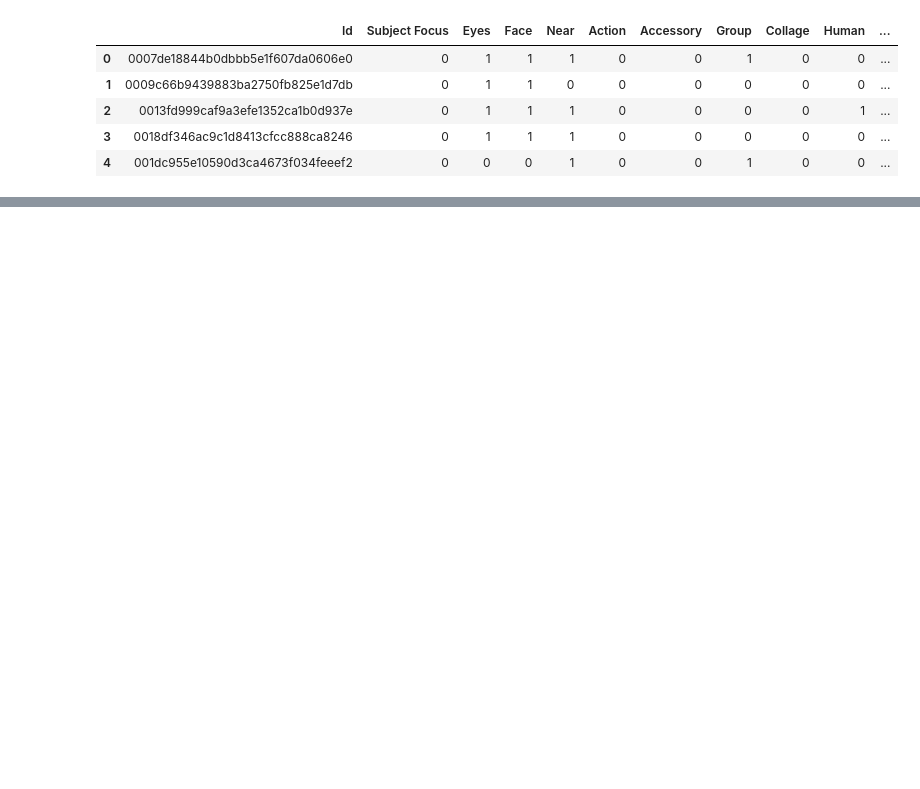
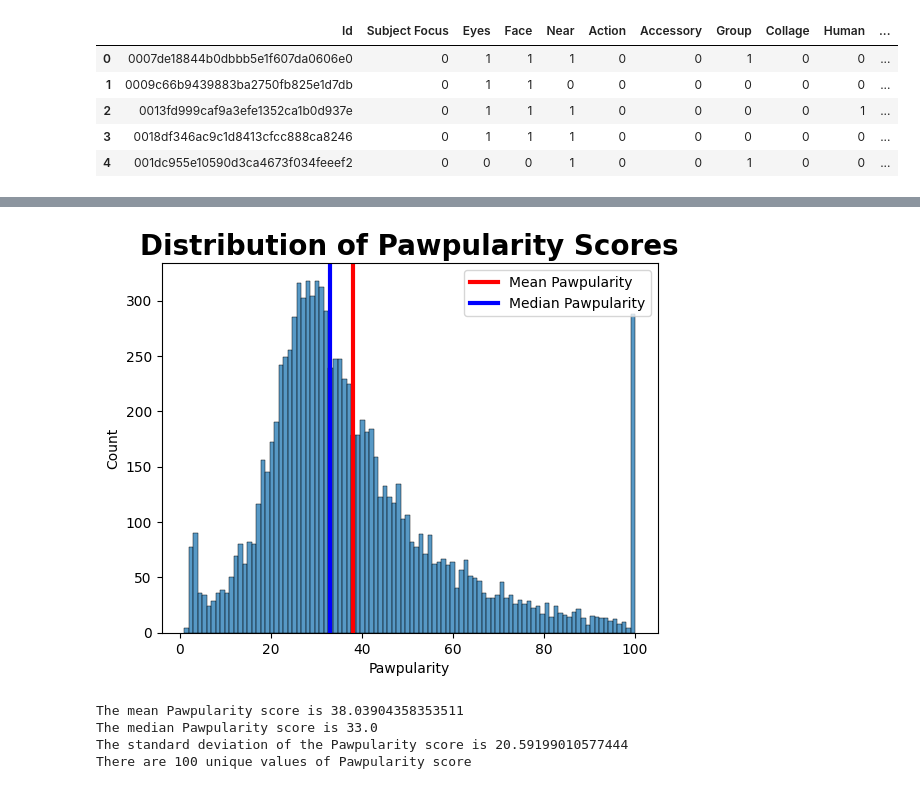
Before and after one commit to GhiasAli17/Petfinder_Pawpularity, a Jupyter notebook: main.ipynb, the cells around one changed output, grey strips where cells are left out. Drawn from its saved outputs; the diff is of its cells as text; code cells hidden in the pictures; blank space fills up the shorter version.

```diff
--- a/main.ipynb
+++ b/main.ipynb
@@ -5,7 +5,20 @@
 %autoreload 2
 
 import sys
+from pathlib import Path
 import src.train as train
 import src.models as models
 import utils.helpers as helpers
 import pandas as pd
+from glob import glob
+import seaborn as sns
+import matplotlib.pyplot as plt
+
+
+
+# Path variables
+BASE_PATH = "src/inputs/"
+TRAIN_PATH = BASE_PATH + "train.csv"
+TEST_PATH = BASE_PATH + "test.csv"
+train_jpg = glob(BASE_PATH + "train/*.jpg")
+test_jpg = glob(BASE_PATH + "test/*.jpg")
@@ -17,2 +29,3 @@ helpers.seed_everything()
 # %%
-train_df = pd.read_csv("src/inputs/train.csv")
+train_df = pd.read_csv(BASE_PATH + "train.csv")
+test_df =  pd.read_csv(BASE_PATH + "test.csv")
@@ -27,0 +62,15 @@ train_df.head()
+# %%
+#To check the distribution of Pawpularity Scores
+
+helpers.plotDistribution(train_df)
+
+print(f"The mean Pawpularity score is {train_df['Pawpularity'].mean()}")
+print(f"The median Pawpularity score is {train_df['Pawpularity'].median()}")
+print(f"The standard deviation of the Pawpularity score is {train_df['Pawpularity'].std()}")
+print(f"There are {len(train_df['Pawpularity'].unique())} unique values of Pawpularity score")
+# %% [output]
+[figure, added]
+The mean Pawpularity score is 38.03904358353511
+The median Pawpularity score is 33.0
+The standard deviation of the Pawpularity score is 20.59199010577444
+There are 100 unique values of Pawpularity score
```
Also changed, not shown: parts of 11 cells of this notebook, 1 other file.
